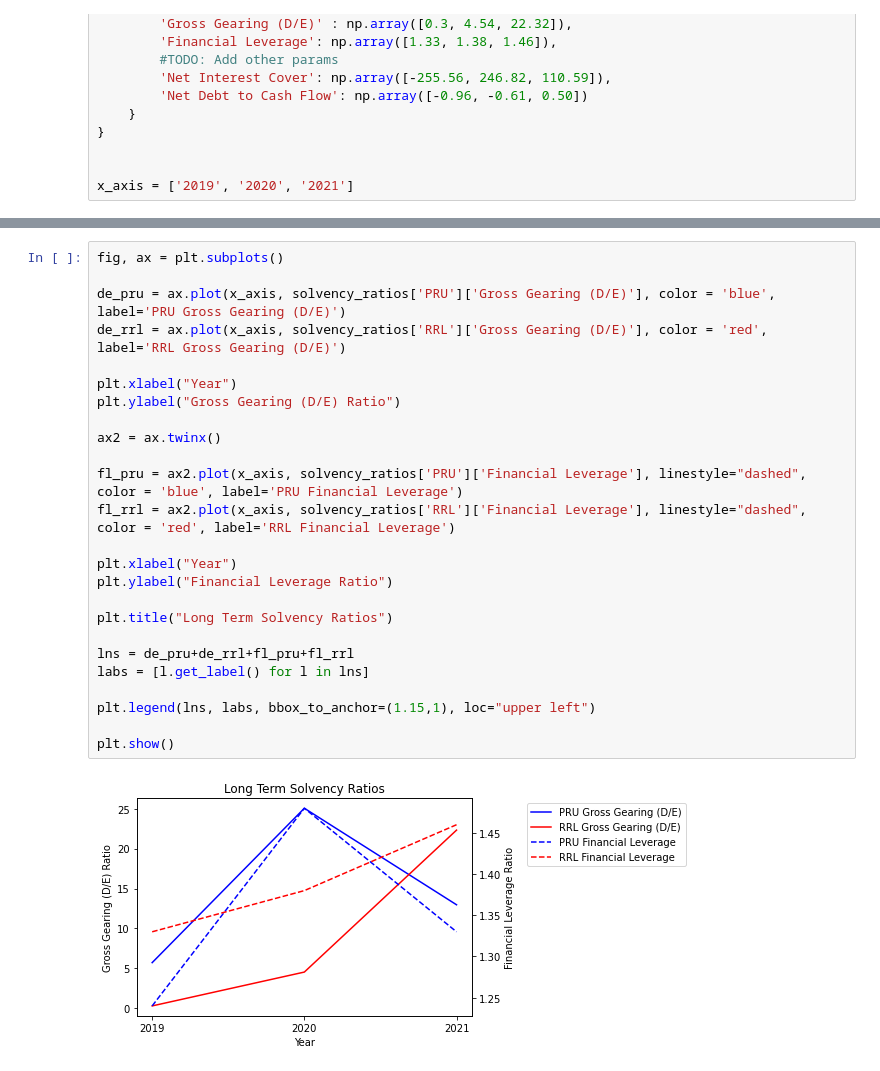
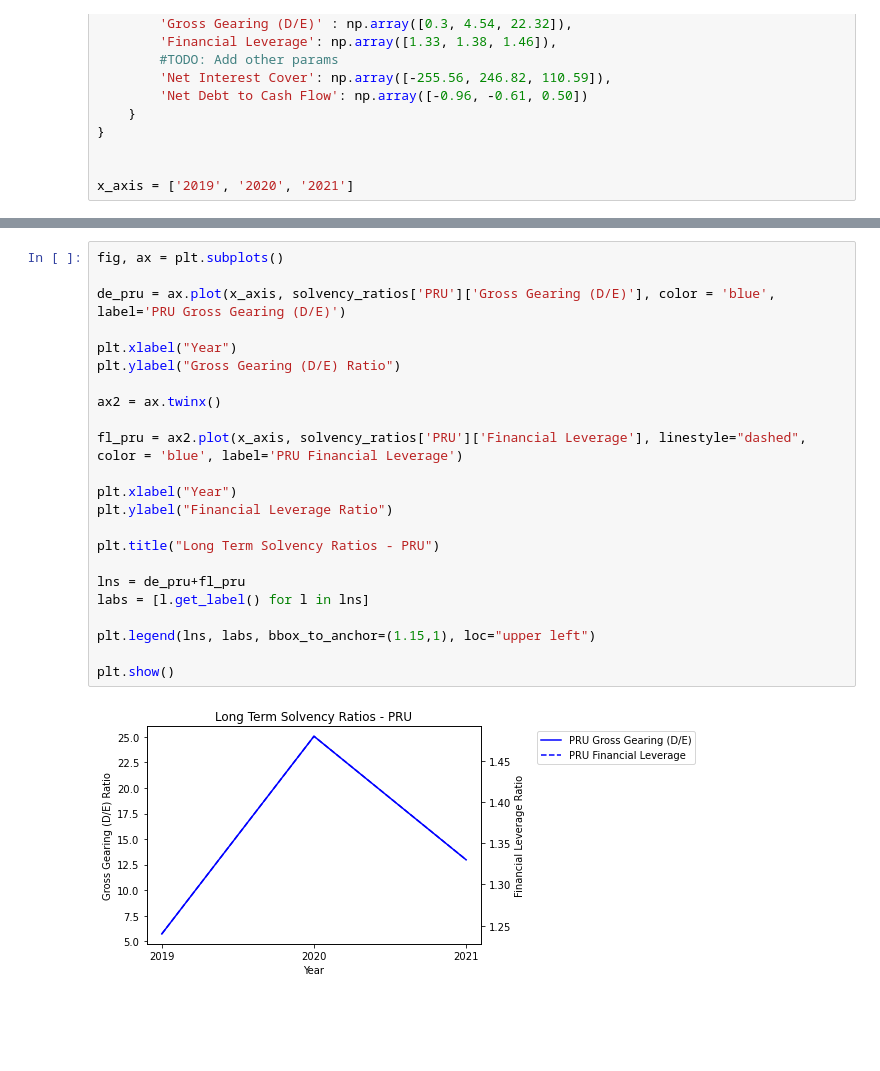
Before and after one commit to Aiden-Ziegelaar/ACCT5602-Analysis, a Jupyter notebook: Solvency/solvencyPlot.ipynb, the cells around one changed output, grey strips where cells are left out. Cells and saved outputs as stored; diff of their text form; blank space fills up the shorter version.

```diff
--- a/Solvency/solvencyPlot.ipynb
+++ b/Solvency/solvencyPlot.ipynb
@@ -52,27 +75,25 @@ plt.show()
 # %%
 fig, ax = plt.subplots()
 
 de_pru = ax.plot(x_axis, solvency_ratios['PRU']['Gross Gearing (D/E)'], color = 'blue', label='PRU Gross Gearing (D/E)')
-de_rrl = ax.plot(x_axis, solvency_ratios['RRL']['Gross Gearing (D/E)'], color = 'red', label='RRL Gross Gearing (D/E)')
 
 plt.xlabel("Year")
 plt.ylabel("Gross Gearing (D/E) Ratio")
 
 ax2 = ax.twinx()
 
 fl_pru = ax2.plot(x_axis, solvency_ratios['PRU']['Financial Leverage'], linestyle="dashed", color = 'blue', label='PRU Financial Leverage')
-fl_rrl = ax2.plot(x_axis, solvency_ratios['RRL']['Financial Leverage'], linestyle="dashed", color = 'red', label='RRL Financial Leverage')
 
 plt.xlabel("Year")
 plt.ylabel("Financial Leverage Ratio")
 
-plt.title("Long Term Solvency Ratios")
+plt.title("Long Term Solvency Ratios - PRU")
 
-lns = de_pru+de_rrl+fl_pru+fl_rrl
+lns = de_pru+fl_pru
 labs = [l.get_label() for l in lns]
 
 plt.legend(lns, labs, bbox_to_anchor=(1.15,1), loc="upper left")
 
 plt.show()
 # %% [output]
-[figure, old version]
+[figure, new version]
```
Also changed, not shown: parts of 3 cells of this notebook.
